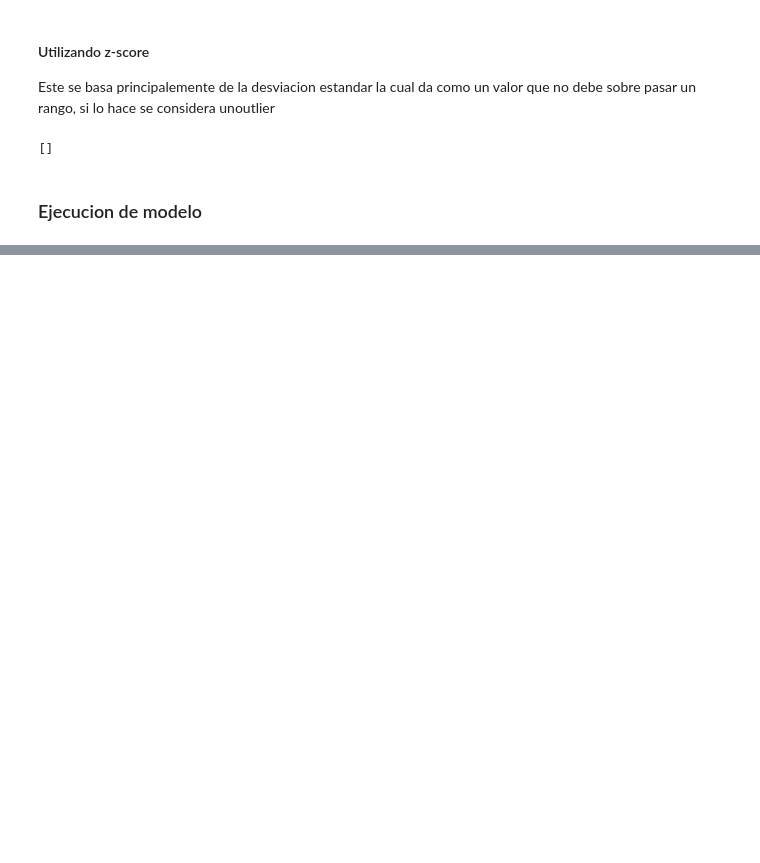
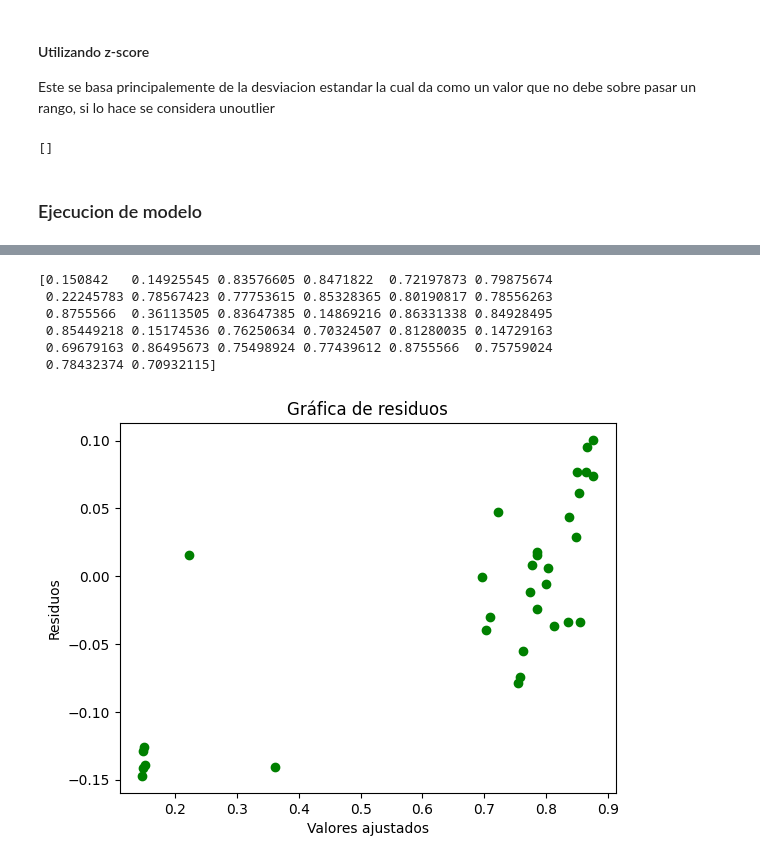
Before and after one commit to garza3333/RP_proyecto1, a Jupyter notebook: LR/lr.ipynb, the cells around one changed output, grey strips where cells are left out. Drawn from its saved outputs; the diff is of its cells as text; code cells hidden in the pictures; blank space fills up the shorter version.

Commit message:
[UPDATE] More plots about desipersion and regression

```diff
--- a/LR/lr.ipynb
+++ b/LR/lr.ipynb
@@ -166,6 +169,7 @@ datos_unificados['Proyecto2Docu'] = datos_unificados['Proyecto2Docu'].apply(lamb
 datos_unificados['Proyecto2'] = datos_unificados['Proyecto2'].apply(lambda x: x*Proyecto2/100)
 datos_unificados['Examen1'] = datos_unificados['Examen1'].apply(lambda x: x*Examen1/100)
 datos_unificados['Tarea1'] = datos_unificados['Tarea1'].apply(lambda x: x*Tarea1/100)
+datos_unificados['Total'] = datos_unificados['Total'].apply(lambda x: x/100)
 
 datos_unificados.head()
 #print(datos_unificados)
@@ -241,8 +216,7 @@ print(data[outliers])
 # %% [markdown]
 ### Ejecucion de modelo
 # %%
-datos_unificados = datos_unificados.fillna(0)
-result = df['A'].apply(lambda x: x + 1)
+
 # Seleccionar todas las columnas excepto la última como x
 x = datos_unificados.iloc[:, :-1]
 
@@ -251,7 +225,7 @@ y = datos_unificados.iloc[:, -1]
 
 X_train, X_test, y_train, y_test = train_test_split(x, y, test_size=0.30, random_state=45)
 
-model = OurLogisticRegression(lr=0.001, num_iter=1000)
+model = OurLogisticRegression(lr=0.005, num_iter=10000)
 
 # fit the model to the training data
 model.fit(X_train, y_train)
@@ -260,12 +234,32 @@ model.fit(X_train, y_train)
 probs = model.predict_prob(X_test)
 
 # predict classes for test set
-y_pred = model.predict(X_test, 0.7)
+y_pred = model.predict(X_test, 0.675)
 
 #print(x)
 #print(y)
-print(probs)
-print(y_test)
 
 print("Precisión: ",model.score(y_pred,y_test))
+
+y_testValues = y_test.values
+
+# Cambiamos la forma del array a una columna utilizando la función reshape
+y_pred_columna = y_testValues.reshape(-1, 1)
+
+
+# Calcular la precisión del modelo
+probsNumpy = np.array(probs)
+print(probsNumpy)
+print(y_testValues)
+#precision = accuracy_score(y_testValues, probsNumpy)
+
+mse = mean_squared_error(y_testValues, probsNumpy)
+mae = mean_absolute_error(y_testValues, probsNumpy)
+
+print("MSE:", mse)
+print("MAE:", mae)
+
+r2 = r2_score(y_testValues, probsNumpy)
+
+print("R2 score:", r2)
 # %% [output]
@@ -288,0 +280,18 @@ Precisión:  0.0
+# %%
+# Calcular los residuos y graficarlos
+residuos = y_testValues - probsNumpy
+print(probsNumpy)
+plt.figure()
+plt.scatter(probsNumpy, residuos, color='green')
+plt.xlabel('Valores ajustados')
+plt.ylabel('Residuos')
+plt.title('Gráfica de residuos')
+plt.show()
+# %% [output]
+[0.150842   0.14925545 0.83576605 0.8471822  0.72197873 0.79875674
+ 0.22245783 0.78567423 0.77753615 0.85328365 0.80190817 0.78556263
+ 0.8755566  0.36113505 0.83647385 0.14869216 0.86331338 0.84928495
+ 0.85449218 0.15174536 0.76250634 0.70324507 0.81280035 0.14729163
+ 0.69679163 0.86495673 0.75498924 0.77439612 0.8755566  0.75759024
+ 0.78432374 0.70932115]
+[figure, added]
```
Also changed, not shown: parts of 5 cells of this notebook, 1 other file.
